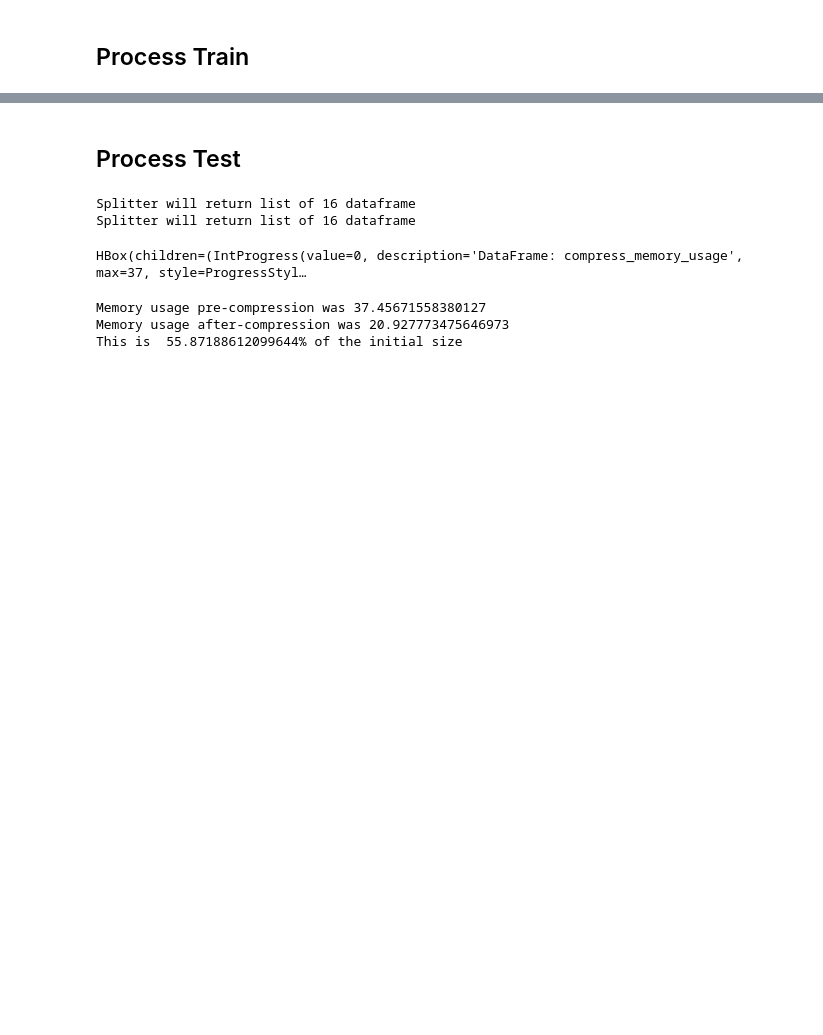
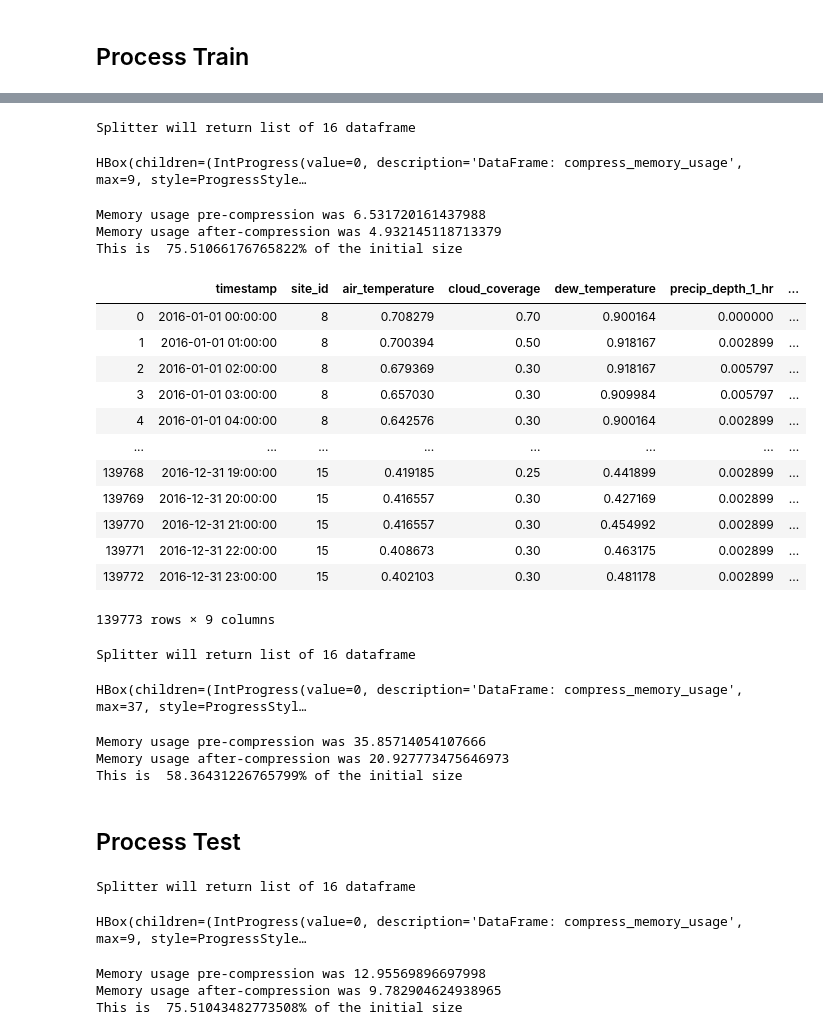
Before and after one commit to nicolassabatier/TSM, a Jupyter notebook: _002-weather-preps.ipynb, the cells around one changed output, grey strips where cells are left out. Drawn from its saved outputs; the diff is of its cells as text; code cells hidden in the pictures; blank space fills up the shorter version.

Commit message:
Finished working on data processing

```diff
--- a/_002-weather-preps.ipynb
+++ b/_002-weather-preps.ipynb
@@ -27,0 +18,42 @@ weather_data.to_pickle(weather_file)
+# %%
+w_train = interpolate_weather_data(w_train)
+# %% [output]
+Splitter will return list of 16 dataframe
+# %%
+w_train, _ = compress_memory_usage(w_train)
+# %% [output]
+HBox(children=(IntProgress(value=0, description='DataFrame: compress_memory_usage', max=9, style=ProgressStyle…
+Memory usage pre-compression was 6.531720161437988
+Memory usage after-compression was 4.932145118713379
+This is  75.51066176765822% of the initial size
+# %%
+col_to_normalize = ['air_temperature', 'cloud_coverage', 'dew_temperature', 'precip_depth_1_hr', 'sea_level_pressure', 'wind_direction', 'wind_speed']
+# %%
+w_train = scale_and_save_data_frame_columns(df=w_train, columns=col_to_normalize, store_path='data/objects/weather')
+# %%
+w_train
+# %% [output]
+|  | timestamp | site_id | air_temperature | cloud_coverage | dew_temperature | precip_depth_1_hr | ... |
+| 0 | 2016-01-01 00:00:00 | 8 | 0.708279 | 0.70 | 0.900164 | 0.000000 | ... |
+| 1 | 2016-01-01 01:00:00 | 8 | 0.700394 | 0.50 | 0.918167 | 0.002899 | ... |
+| 2 | 2016-01-01 02:00:00 | 8 | 0.679369 | 0.30 | 0.918167 | 0.005797 | ... |
+| 3 | 2016-01-01 03:00:00 | 8 | 0.657030 | 0.30 | 0.909984 | 0.005797 | ... |
+| 4 | 2016-01-01 04:00:00 | 8 | 0.642576 | 0.30 | 0.900164 | 0.002899 | ... |
+| ... | ... | ... | ... | ... | ... | ... | ... |
+| 139768 | 2016-12-31 19:00:00 | 15 | 0.419185 | 0.25 | 0.441899 | 0.002899 | ... |
+| 139769 | 2016-12-31 20:00:00 | 15 | 0.416557 | 0.30 | 0.427169 | 0.002899 | ... |
+| 139770 | 2016-12-31 21:00:00 | 15 | 0.416557 | 0.30 | 0.454992 | 0.002899 | ... |
+| 139771 | 2016-12-31 22:00:00 | 15 | 0.408673 | 0.30 | 0.463175 | 0.002899 | ... |
+| 139772 | 2016-12-31 23:00:00 | 15 | 0.402103 | 0.30 | 0.481178 | 0.002899 | ... |
+139773 rows × 9 columns
+# %%
+w_train = add_ewm_lags(w_train)
+# %% [output]
+Splitter will return list of 16 dataframe
+# %%
+w_train, _ = compress_memory_usage(w_train)
+# %% [output]
+HBox(children=(IntProgress(value=0, description='DataFrame: compress_memory_usage', max=37, style=ProgressStyl…
+Memory usage pre-compression was 35.85714054107666
+Memory usage after-compression was 20.927773475646973
+This is  58.36431226765799% of the initial size
@@ -32,9 +65,0 @@ weather_file = "data/comp/weather_test.pkl"
-# %%
-weather_data, _ = compress_memory_usage(add_ewm_lags(interpolate_weather_data(pd.read_pickle(weather_file))), {})
-# %% [output]
-Splitter will return list of 16 dataframe
-Splitter will return list of 16 dataframe
-HBox(children=(IntProgress(value=0, description='DataFrame: compress_memory_usage', max=37, style=ProgressStyl…
-Memory usage pre-compression was 37.45671558380127
-Memory usage after-compression was 20.927773475646973
-This is  55.87188612099644% of the initial size
@@ -42,0 +66,11 @@ weather_data.to_pickle(weather_file)
+# %%
+w_test = interpolate_weather_data(w_test)
+# %% [output]
+Splitter will return list of 16 dataframe
+# %%
+w_test, _ = compress_memory_usage(w_test)
+# %% [output]
+HBox(children=(IntProgress(value=0, description='DataFrame: compress_memory_usage', max=9, style=ProgressStyle…
+Memory usage pre-compression was 12.95569896697998
+Memory usage after-compression was 9.782904624938965
+This is  75.51043482773508% of the initial size
```
Also changed, not shown: parts of 16 cells of this notebook, 9 other files.
